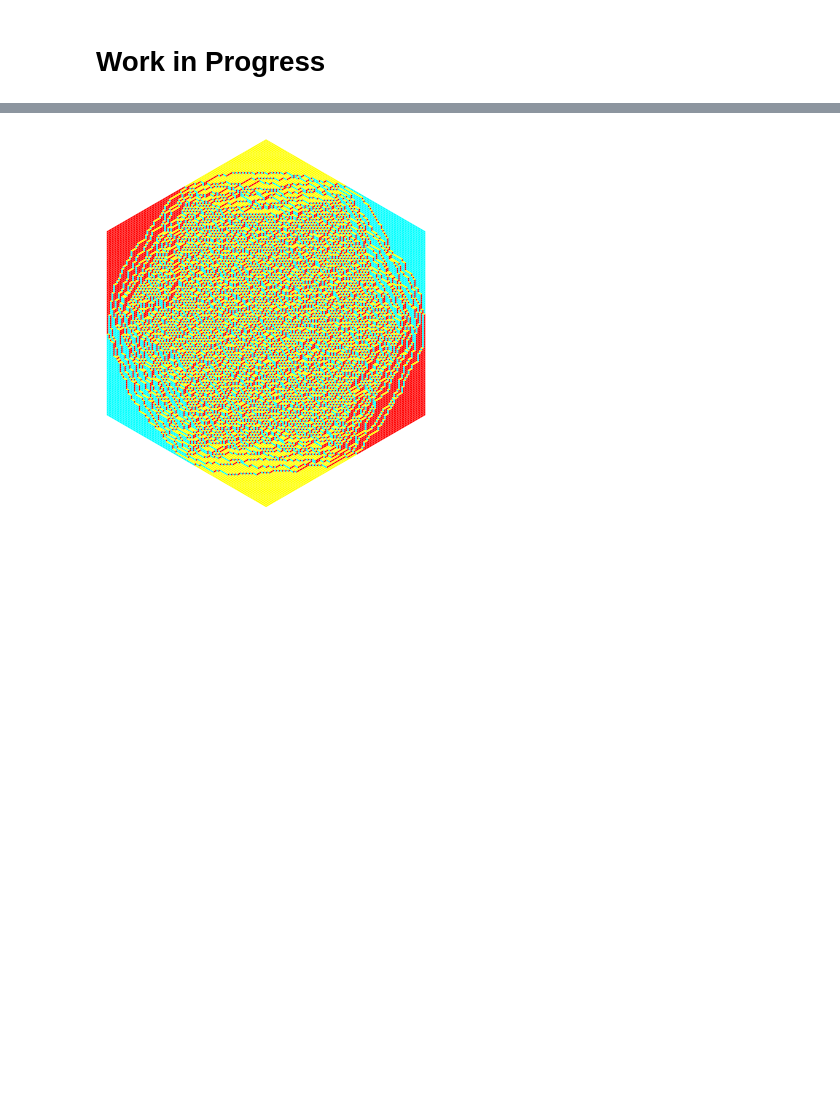
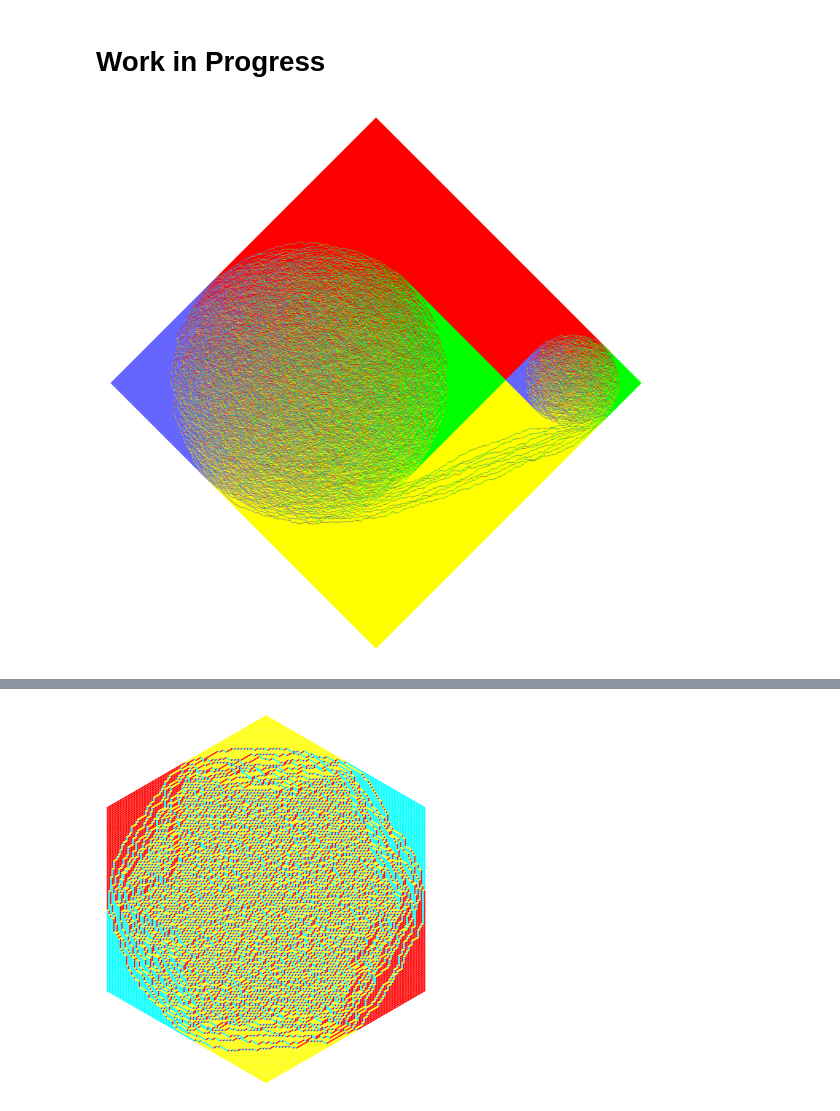
Before and after one commit to MaxvanHorssen/random-tilings, a Jupyter notebook: Untitled-1.ipynb, the cells around one changed output, grey strips where cells are left out. Saved outputs shown, nothing was run; the diff lists cells and outputs as text; code cells hidden in the pictures; blank space fills up the shorter version.

```diff
--- a/Untitled-1.ipynb
+++ b/Untitled-1.ipynb
@@ -225,0 +259,42 @@ def draw_hexagon1(n,w,a=1,b=1,c=1,skewed_grid=False,edge=0,paths=False,dots=Fals
+# %%
+def draw_aztec_gap(n,w,gap,edge=0,paths=False,dots=False,rotated=True,coloring='standard',show_gap=False,dpi=200,show_figure=True):
+    N = 2*n
+    end = N
+
+    w = w.astype(float)
+    edge = str(edge)
+    W = weight_aztec.weight_aztec(n,w)
+
+    size_gap = gap.shape[0]
+    for i1 in range(size_gap):
+        X = gap[i1][0]
+        for Y in range(gap[i1][1],gap[i1][2]+1):
+            if X%2 == 0:
+                xSouth = X+1
+                ySouth = N-X+2*Y-1
+                if 1 <= N-(ySouth-1) and N-(ySouth-1) <= N and 1 <= xSouth and xSouth <= N:
+                    W[end-ySouth,xSouth-1] = 0
+                xWest = X+1; yWest = N-X+2*Y
+                if 1 <= N-(yWest-1) and N-(yWest-1) <= N and 1 <= xWest and xWest <= N:
+                    W[end-yWest,xWest-1] = 0
+            elif X%2 == 1:
+                xSouth = X; ySouth = N-X+2*Y
+                if 1 <= N-(ySouth-1) and N-(ySouth-1) <= N and 1 <= xSouth and xSouth <= N:
+                    W[end-ySouth,xSouth-1] = 0
+                xWest = X; yWest = N-X+2*Y-1
+                if 1 <= N-(yWest-1) and N-(yWest-1) <= N and 1 <= xWest and xWest <= N:
+                    W[end-yWest,xWest-1] = 0
+
+    C = algorithm_reduction_weight(W)
+
+    M = shuffling0(C)
+    fig = draw_dominos.draw_dominos(M,gap,edge,paths,dots,rotated,coloring,show_gap,dpi,show_figure)
+    return fig,M,C
+# %%
+n = 800 # n = 1500 -> time: 52s
+w = np.array([[1]])
+gap = np.array([[int(225/300*2*n),10,1000]])
+
+_,M,C0=draw_aztec_gap(n,w,gap,dpi=1000)
+# %% [output]
+[figure, added]
```
Also changed, not shown: parts of 31 cells of this notebook, 1 other file.
